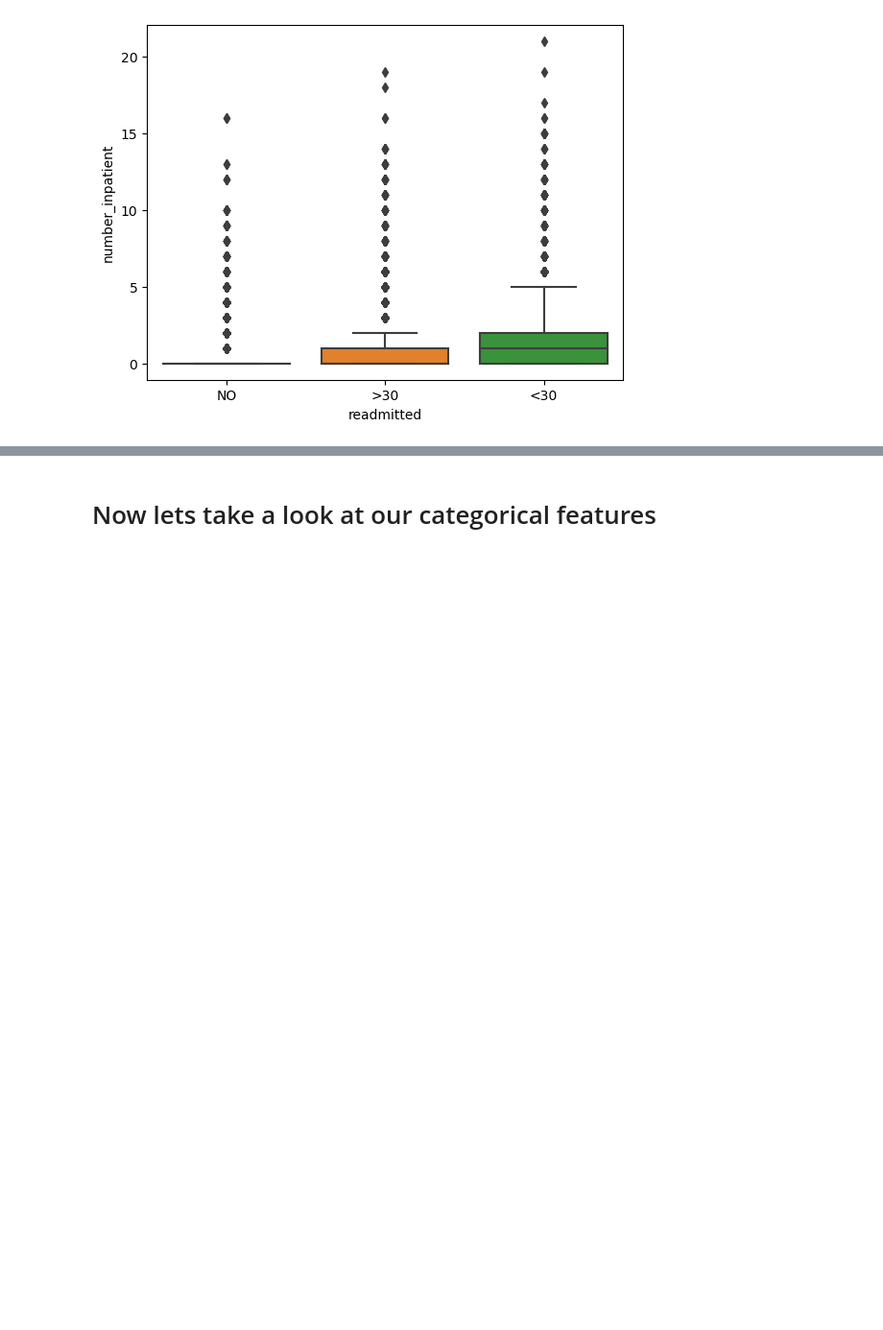
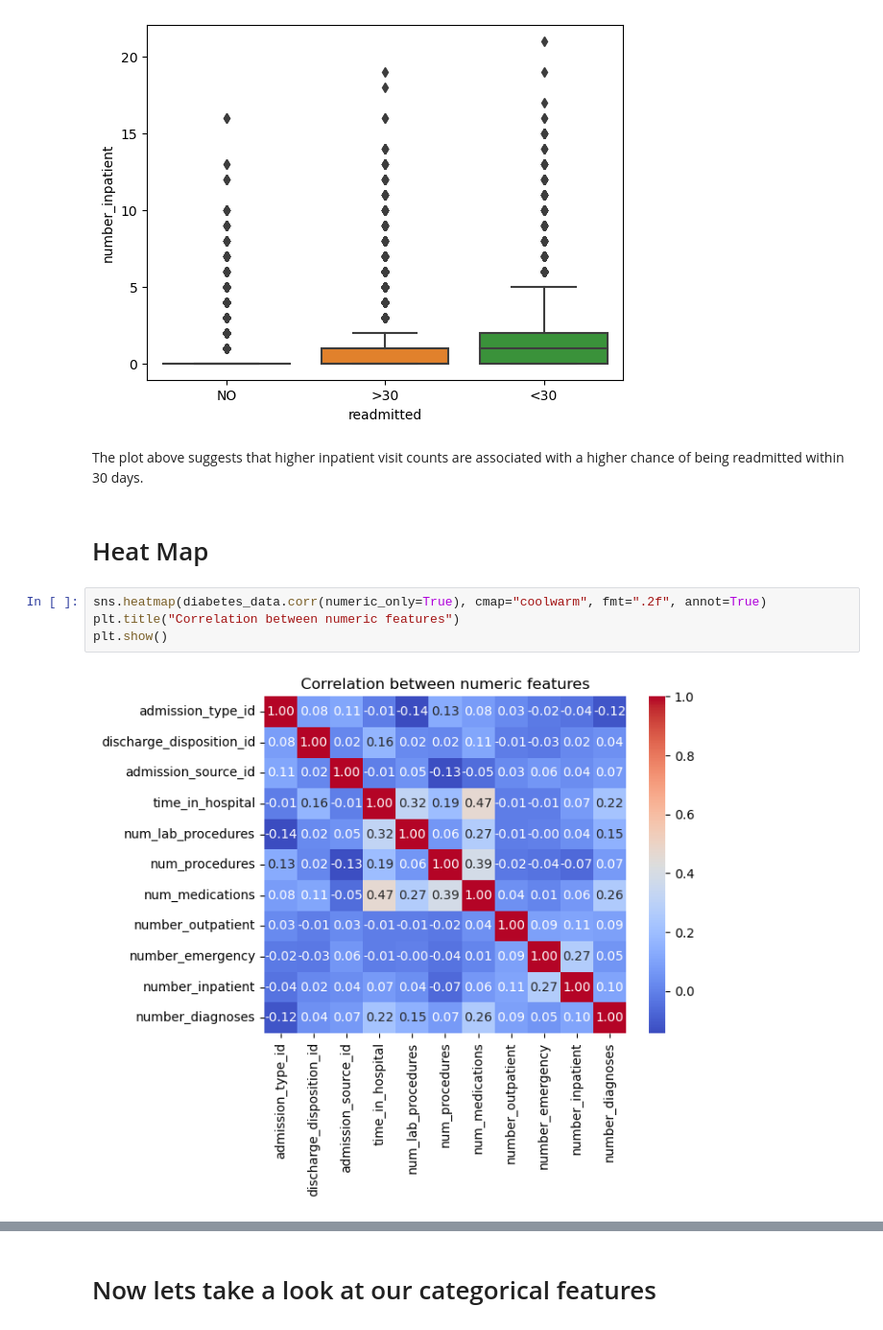
Before and after one commit to slavdefense/ml-diabetic-readmission-30dmittance, a Jupyter notebook: diabetes_readmittance_prediction.ipynb, the cells around one changed output, grey strips where cells are left out. Shown at 96% size. Drawn from its saved outputs; the diff is of its cells as text; blank space fills up the shorter version.

```diff
--- a/diabetes_readmittance_prediction.ipynb
+++ b/diabetes_readmittance_prediction.ipynb
@@ -606,4 +606,14 @@ sns.boxplot(x="readmitted", y="number_inpatient", data=diabetes_data)
 plt.show()
 # %% [output]
 [figure]
+# %% [markdown]
+The plot above suggests that higher inpatient visit counts are associated with a higher chance of being readmitted within 30 days.
+# %% [markdown]
+# Heat Map
+# %%
+sns.heatmap(diabetes_data.corr(numeric_only=True), cmap="coolwarm", fmt=".2f", annot=True)
+plt.title("Correlation between numeric features")
+plt.show()
+# %% [output]
+[figure, added]
 # %% [markdown]
```
Also changed, not shown: parts of 39 cells of this notebook, 2 other files.
